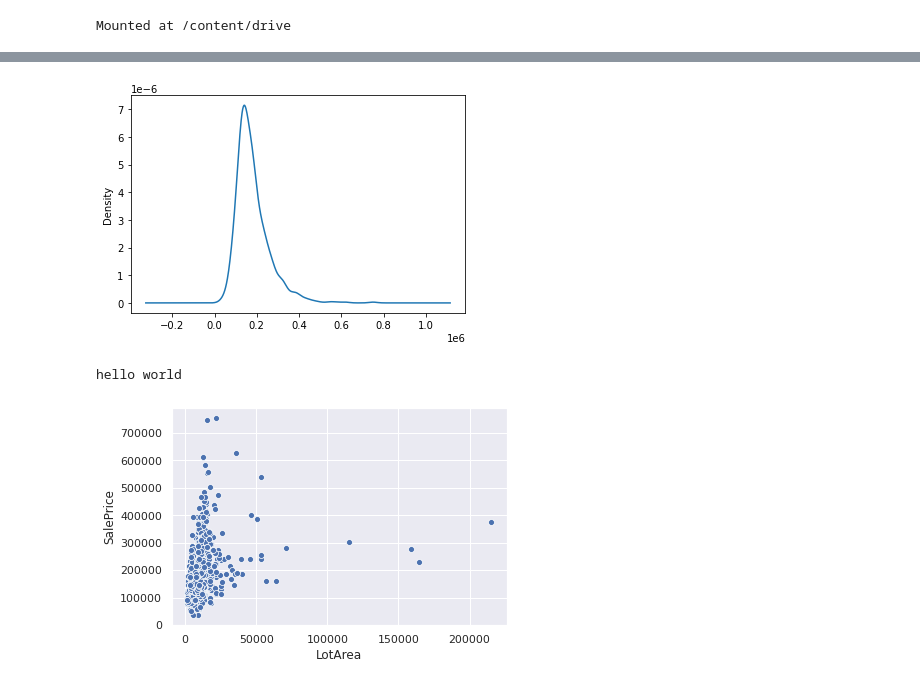
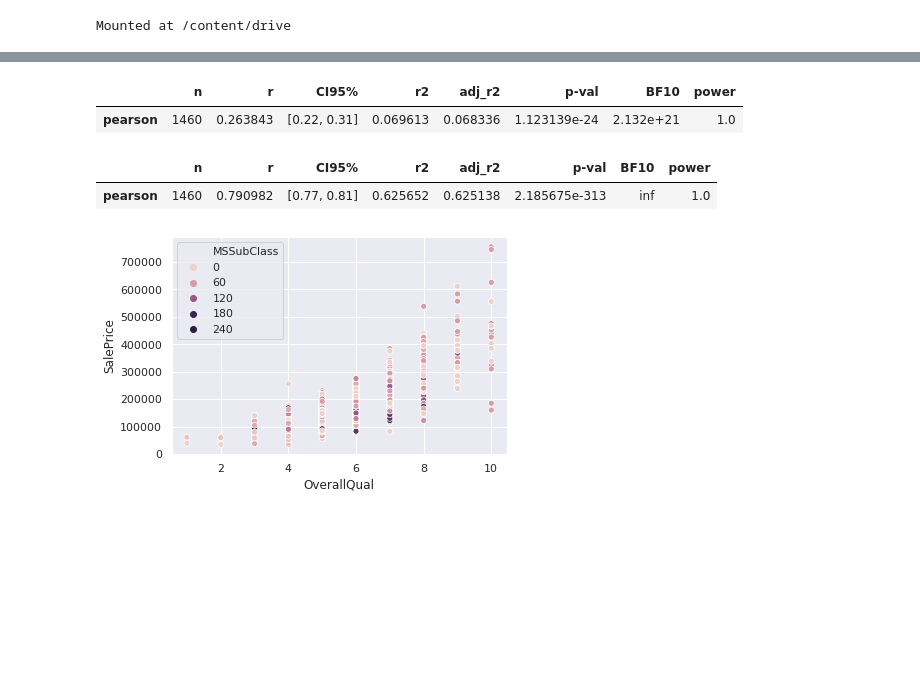
Before and after one commit to CSC345DSLoveYou/HousePrice_DSLoveyou, a Jupyter notebook: HousePrices_DSLoveYou.ipynb, the cells around one changed output, grey strips where cells are left out. Saved outputs shown, nothing was run; the diff lists cells and outputs as text; code cells hidden in the pictures; blank space fills up the shorter version.

Commit message:
create graph between quality-house and sale-price

```diff
--- a/HousePrices_DSLoveYou.ipynb
+++ b/HousePrices_DSLoveYou.ipynb
@@ -16,7 +20,8 @@ drive.mount('/content/drive')
 # %% [output]
 Mounted at /content/drive
 # %%
-data = pd.read_csv("/content/drive/My Drive/CSC345-DS-Project/house-prices-advanced-regression-techniques/train.csv"
+dfTrain = pd.read_csv("/content/drive/My Drive/CSC345-DS-Project/house-prices-advanced-regression-techniques/train.csv"
         , sep = ",")
-data.head()
+print('%i subjects and %i columns' % dfTrain.shape)
+dfTrain.head()
 # %% [output]
@@ -74,9 +63,0 @@ plt.show()
-# %%
-data["SalePrice"].plot.kde()
-plt.show()
-# %% [output]
-[figure, removed]
-# %%
-print("hello world")
-# %% [output]
-hello world
@@ -85,6 +64,14 @@ import seaborn as sns
-# %%
-sns.scatterplot(x = "LotArea", y = "SalePrice",data=data)
-sns.set(style='darkgrid',)
-plt.show()
-# %% [output]
-[figure, removed]
+# %%
+#The relation of LotArea and SalePrice
+import pingouin as pg
+pg.corr(x=data['LotArea'], y=data['SalePrice'])
+# %% [output]
+|  | n | r | CI95% | r2 | adj_r2 | p-val | BF10 | power |
+| pearson | 1460 | 0.263843 | [0.22, 0.31] | 0.069613 | 0.068336 | 1.123139e-24 | 2.132e+21 | 1.0 |
+# %%
+#The relation of OverallQual and SalePrice
+import pingouin as pg
+pg.corr(x=data['OverallQual'], y=data['SalePrice'])
+# %% [output]
+|  | n | r | CI95% | r2 | adj_r2 | p-val | BF10 | power |
+| pearson | 1460 | 0.790982 | [0.77, 0.81] | 0.625652 | 0.625138 | 2.185675e-313 | inf | 1.0 |
@@ -90,0 +82,6 @@ plt.show()
+# %%
+data = pd.concat([dfTrain['SalePrice'], dfTrain['OverallQual'],dfTrain['MSSubClass']], axis=1)
+sns.scatterplot(x = "OverallQual", y = "SalePrice",data=data, hue= 'MSSubClass')
+plt.show()
+# %% [output]
+[figure, added]
```
Also changed, not shown: parts of 11 cells of this notebook.
